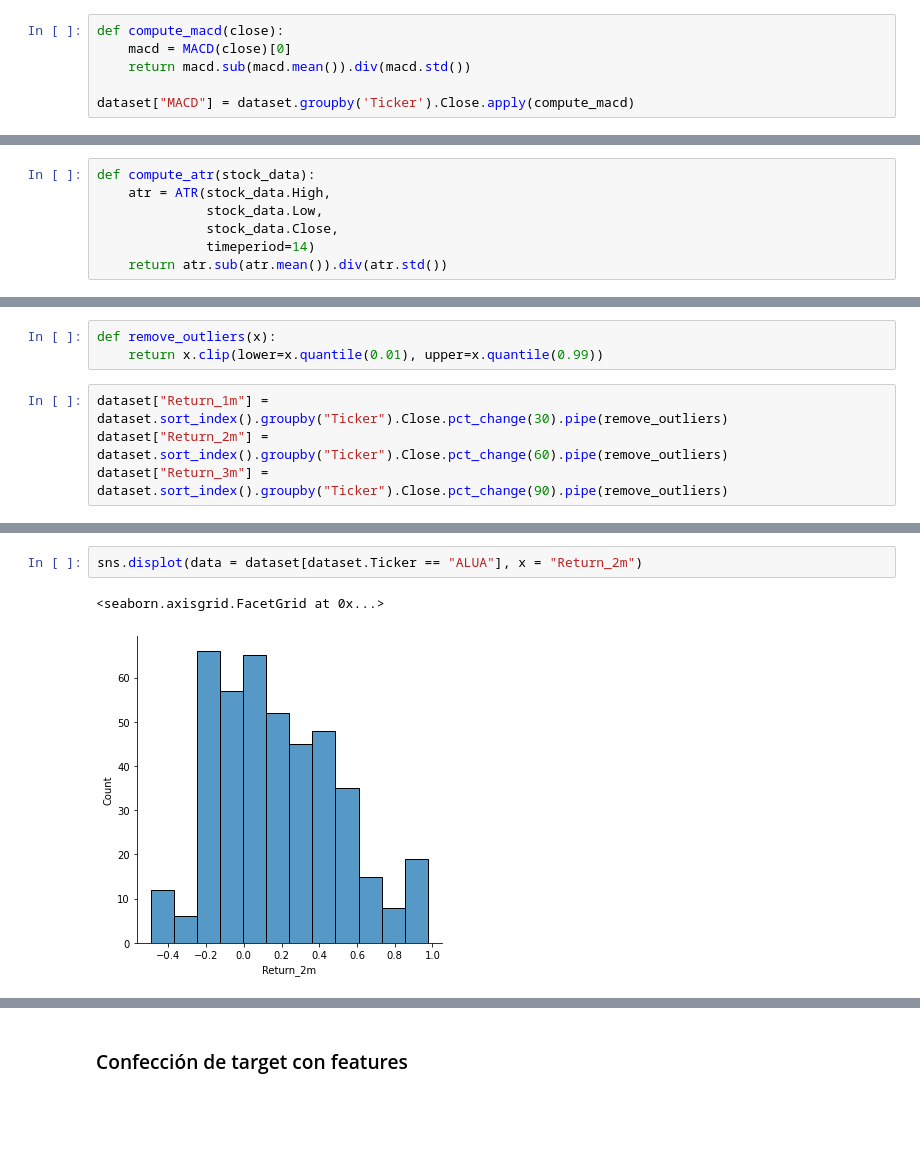
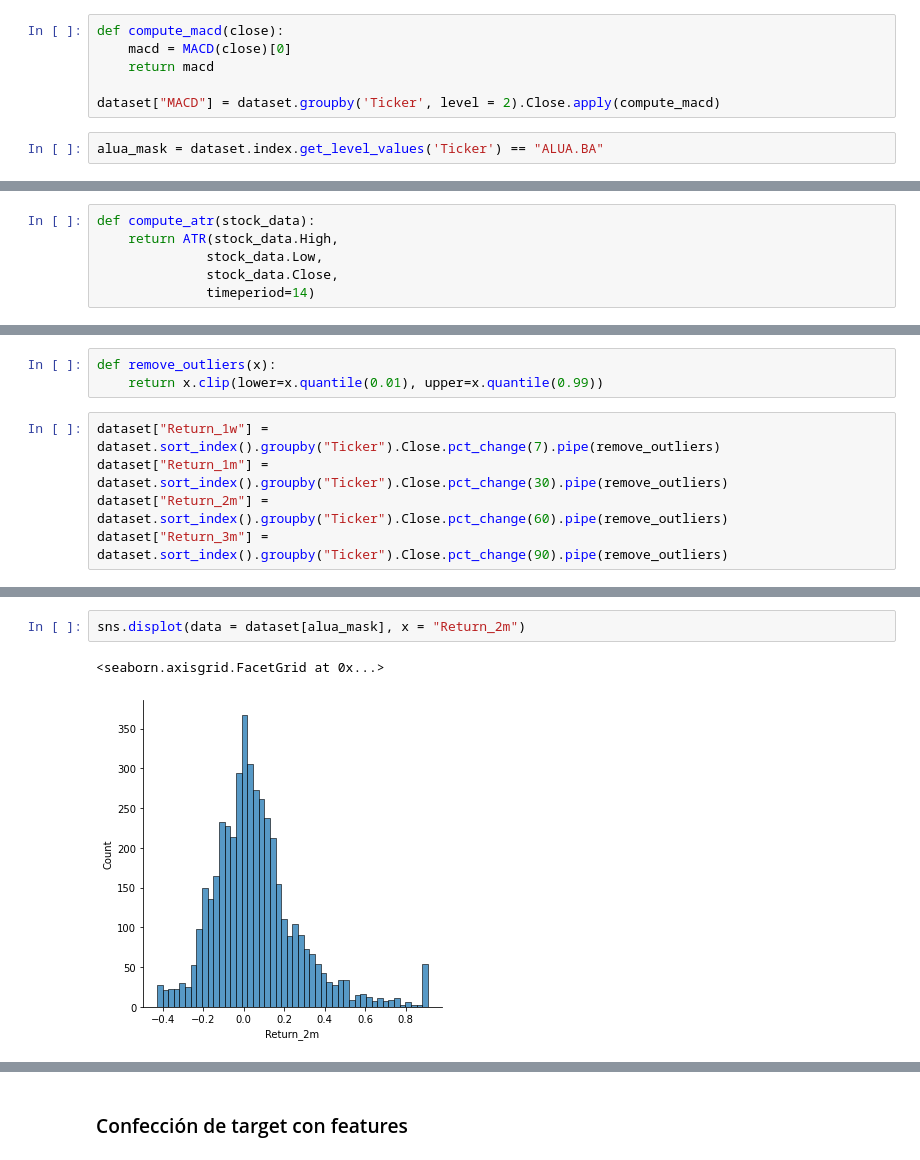
Before and after one commit to cdgn-coding/bcba-algo-trading, a Jupyter notebook: 1_Feature_Engineering.ipynb, the cells around one changed output, grey strips where cells are left out. Drawn from its saved outputs; the diff is of its cells as text; blank space fills up the shorter version.

```diff
--- a/1_Feature_Engineering.ipynb
+++ b/1_Feature_Engineering.ipynb
@@ -68,7 +42,9 @@ dataset.sample(5)
 # %%
 def compute_macd(close):
     macd = MACD(close)[0]
-    return macd.sub(macd.mean()).div(macd.std())
+    return macd
 
-dataset["MACD"] = dataset.groupby('Ticker').Close.apply(compute_macd)
+dataset["MACD"] = dataset.groupby('Ticker', level = 2).Close.apply(compute_macd)
+# %%
+alua_mask = dataset.index.get_level_values('Ticker') == "ALUA.BA"
 # %%
@@ -103,11 +74,10 @@ sns.displot(data = dataset, x = "BB_Mid", hue = "Ticker", kind = "kde")
 ### Average True Range
 # %%
 def compute_atr(stock_data):
-    atr = ATR(stock_data.High,
+    return ATR(stock_data.High,
               stock_data.Low,
               stock_data.Close,
               timeperiod=14)
-    return atr.sub(atr.mean()).div(atr.std())
 # %%
 dataset["ATR"] = dataset.groupby("Ticker", group_keys=False).apply(compute_atr)
 # %% [markdown]
@@ -133,6 +94,7 @@ sns.histplot(data = dataset[dataset.Ticker == "ALUA"], x = "Currency_Volume")
 def remove_outliers(x):
     return x.clip(lower=x.quantile(0.01), upper=x.quantile(0.99))
 # %%
+dataset["Return_1w"] = dataset.sort_index().groupby("Ticker").Close.pct_change(7).pipe(remove_outliers)
 dataset["Return_1m"] = dataset.sort_index().groupby("Ticker").Close.pct_change(30).pipe(remove_outliers)
 dataset["Return_2m"] = dataset.sort_index().groupby("Ticker").Close.pct_change(60).pipe(remove_outliers)
 dataset["Return_3m"] = dataset.sort_index().groupby("Ticker").Close.pct_change(90).pipe(remove_outliers)
@@ -144,6 +106,6 @@ sns.displot(data = dataset[dataset.Ticker == "ALUA"], x = "Return_1m")
 # %%
-sns.displot(data = dataset[dataset.Ticker == "ALUA"], x = "Return_2m")
+sns.displot(data = dataset[alua_mask], x = "Return_2m")
 # %% [output]
 <seaborn.axisgrid.FacetGrid at 0x...>
-[figure, old version]
+[figure, new version]
 # %%
```
Also changed, not shown: parts of 31 cells of this notebook, 3 other files.
